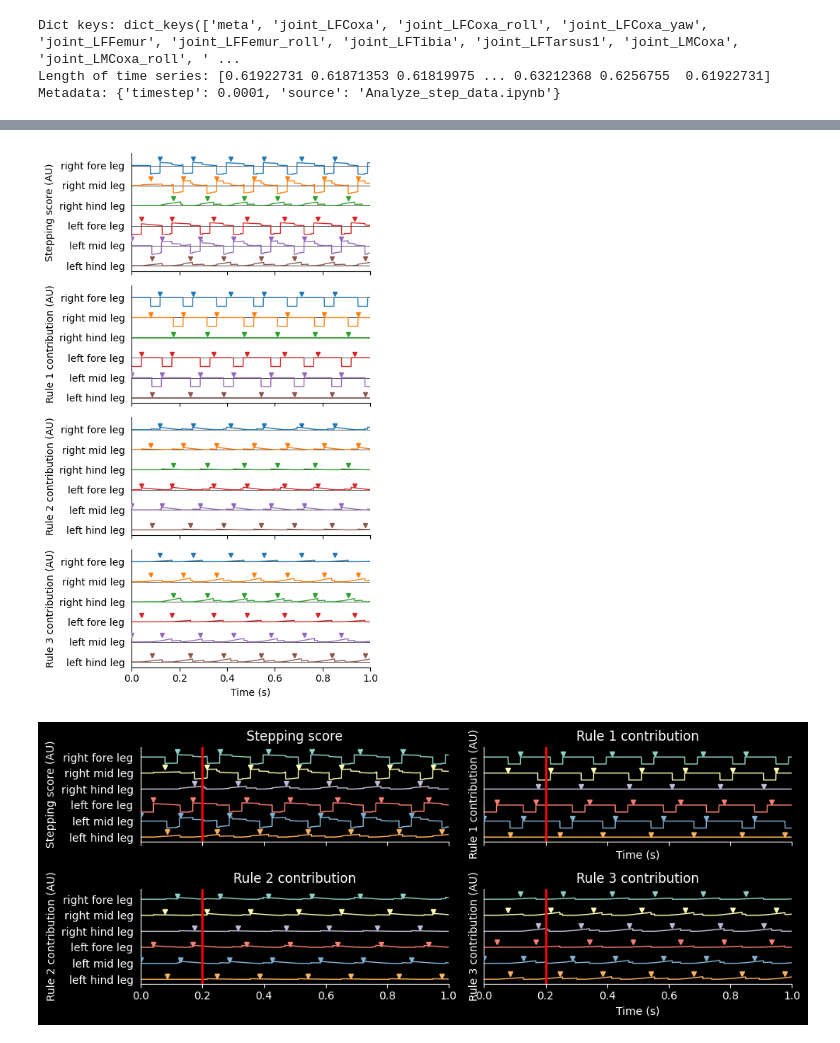
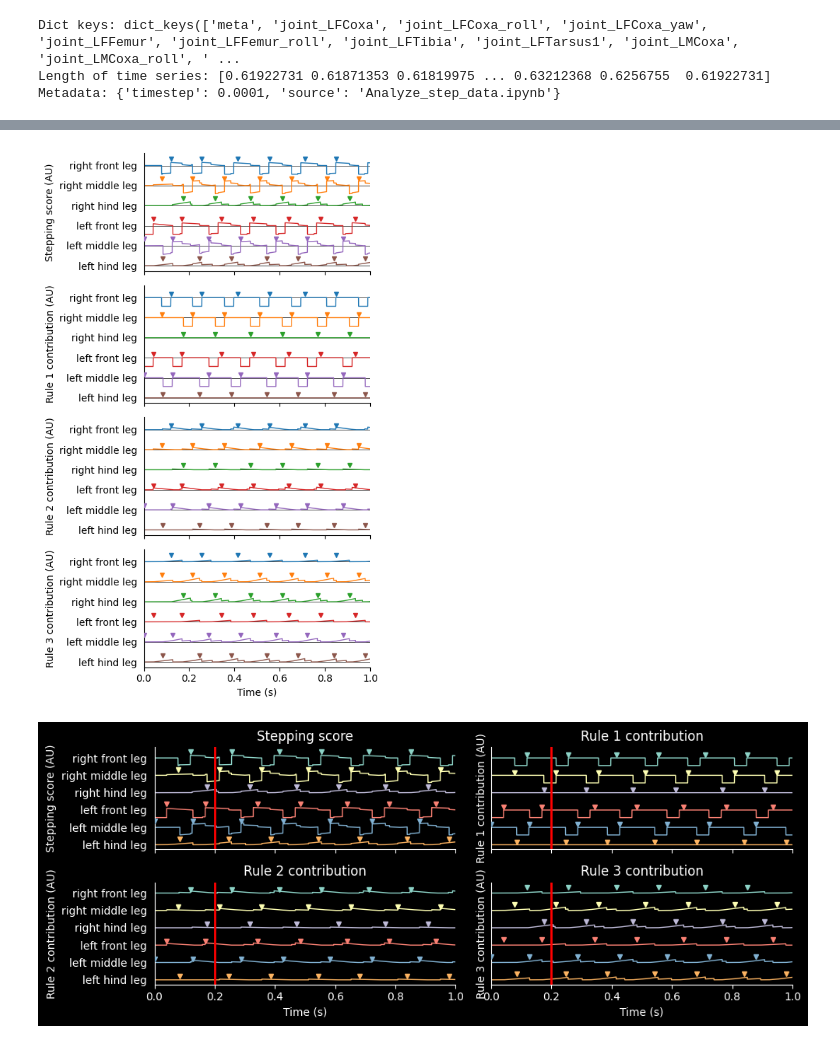
Before and after one commit to NeLy-EPFL/nmf2-paper, a Jupyter notebook: control_signal/decentralized_control.ipynb, the cells around one changed output, grey strips where cells are left out. Saved outputs shown, nothing was run; the diff lists cells and outputs as text; code cells hidden in the pictures.

```diff
--- a/control_signal/decentralized_control.ipynb
+++ b/control_signal/decentralized_control.ipynb
@@ -36,6 +36,7 @@ sim_params = MuJoCoParameters(
     render_playspeed=0.1,
     render_fps=30,
     render_camera="Animat/camera_right",
+    render_window_size=(700, 560),
     enable_adhesion=enable_adhesion,
     draw_adhesion=enable_adhesion,
     draw_contacts=False,
@@ -210,18 +212,18 @@ color_lookup = {
     "LH": "C5",
 }
 leg_basey_lookup = {
-    "right fore leg": 0,
-    "right mid leg": -1,
+    "right front leg": 0,
+    "right middle leg": -1,
     "right hind leg": -2,
-    "left fore leg": -3,
-    "left mid leg": -4,
+    "left front leg": -3,
+    "left middle leg": -4,
     "left hind leg": -5,
 }
 leg_name_lookup = {
-    "RF": "right fore leg",
-    "LF": "left fore leg",
-    "RM": "right mid leg",
-    "LM": "left mid leg",
+    "RF": "right front leg",
+    "LF": "left front leg",
+    "RM": "right middle leg",
+    "LM": "left middle leg",
     "RH": "right hind leg",
     "LH": "left hind leg",
 }
@@ -236,41 +238,41 @@ def plot_frame(current_time=None, video_layout=False):
         for j, leg in enumerate(legs):
             offset = leg_basey_lookup[leg_name_lookup[leg]] * 23000
             ax.plot(time, score_ts[j, :] + offset, label=leg, color=color_lookup[leg], linewidth=1)
             ax.axhline(offset, color="k", linestyle="-", linewidth=0.5, zorder=-1)
         ax.set_yticks(np.array(list(leg_basey_lookup.values())) * 23000)
         ax.set_yticklabels(list(leg_basey_lookup.keys()))
         ax.set_xlim(0, 1)
         ax.set_ylabel(f"{score_name} (AU)")
         if video_layout:
             ax.set_title(score_name)
-        if i == 3 or (i == 1 and video_layout):
+        if i == 3 or (i == 2 and video_layout):
             ax.set_xlabel("Time (s)")
 
         for leg_index, step in all_initiated_legs:
             leg = legs[leg_index]
             step_time = time[step - n_stabilisation_steps]
             marker_heihgt = score_ts[j, :].max() + 4000
             offset = leg_basey_lookup[leg_name_lookup[leg]] * 23000
             ax.plot(step_time, offset + marker_heihgt, "v", color=color_lookup[leg], zorder=10, markersize=5)
         ax.tick_params(left=False)
 
         if current_time is not None:
             ax.axvline(current_time, color="red", linewidth=2, zorder=100)
 
     sns.despine()
     return fig
 
 plt.style.use("default")
 fig = plot_frame()
 fig.savefig("outputs/rule_based.pdf", transparent=True)
 # %% [output]
-[figure, old version]
+[figure, new version]
 # %%
 plt.style.use("dark_background")
 # %%
 fig = plot_frame(current_time=0.2, video_layout=True)
 # %% [output]
-[figure, old version]
+[figure, new version]
 # %%
 def matplotlib_figure_to_array(fig):
     """Adapted from https://stackoverflow.com/a/67823421/13560623"""
```
Also changed, not shown: parts of 2 cells of this notebook, 6 other files.
